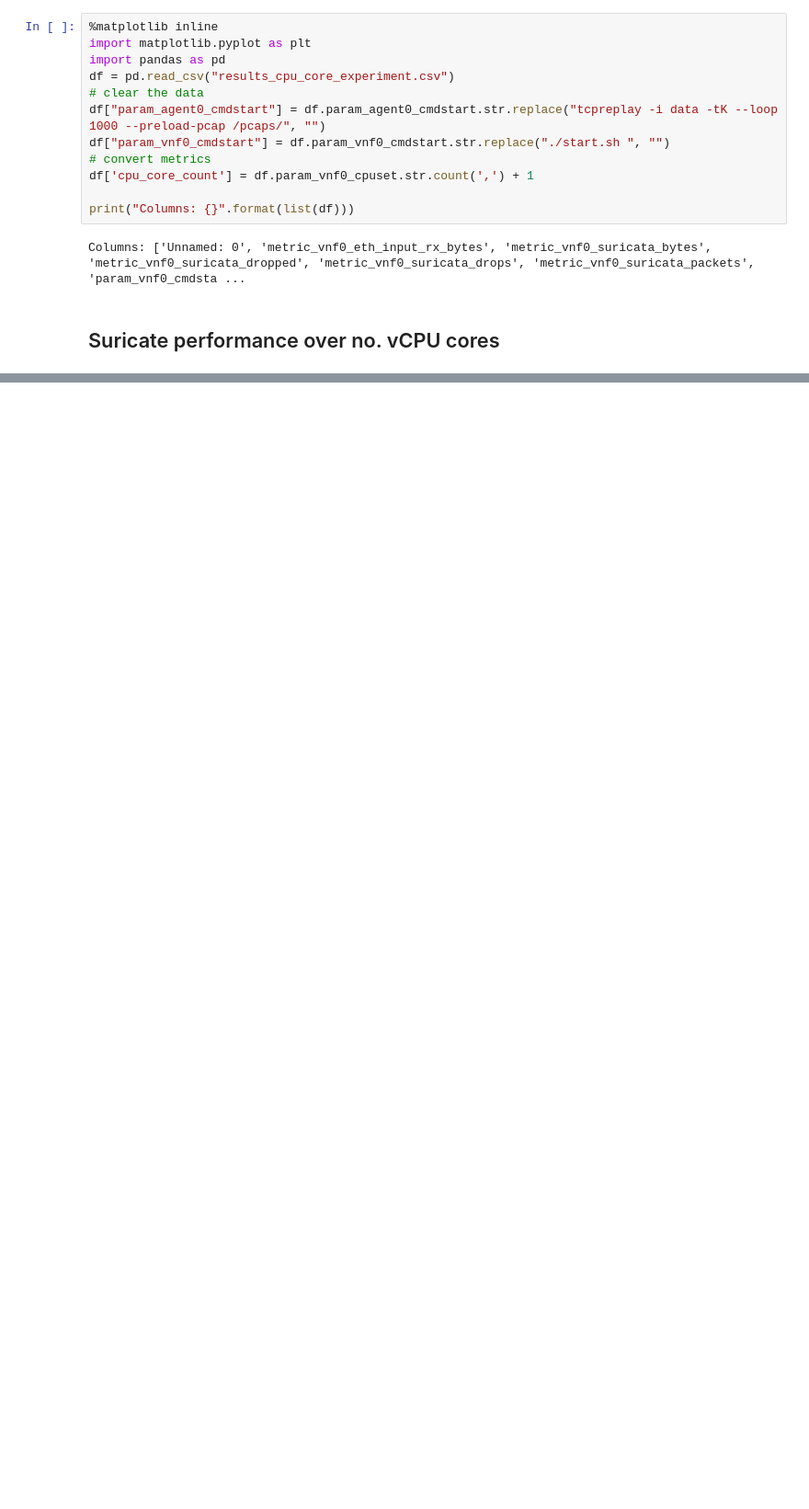
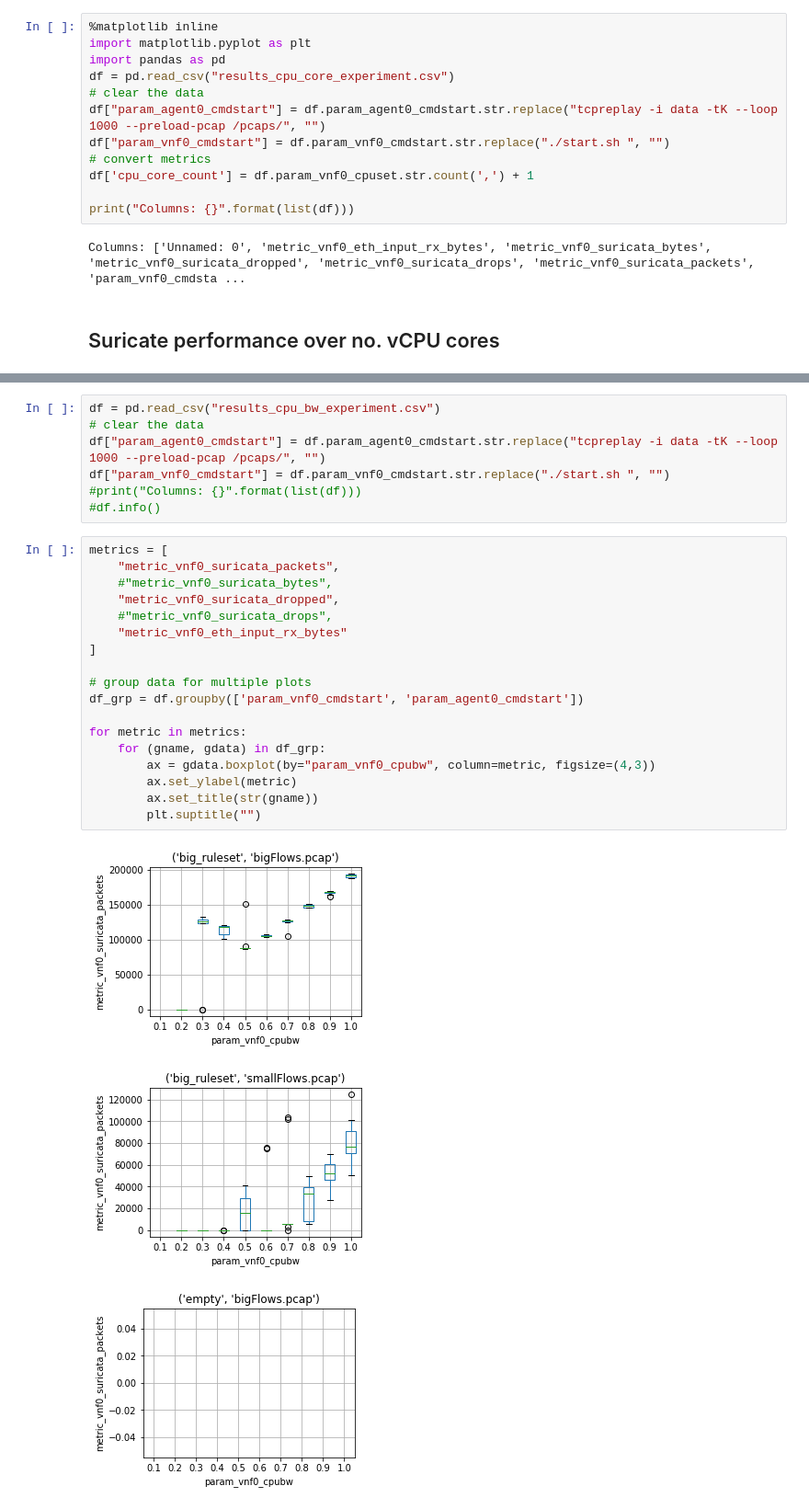
Before and after one commit to raphaelvrosa/vnf-bench-model, a Jupyter notebook: experiments/upb-vnf-bench-01/upb_analysis.ipynb, the cells around one changed output, grey strips where cells are left out. Shown at 92% size. Saved outputs shown, nothing was run; the diff lists cells and outputs as text; blank space fills up the shorter version.

Commit message:
Added plots for second experiment
Signed-off-by: peusterm <manuel.peuster@uni-paderborn.de>

```diff
--- a/experiments/upb-vnf-bench-01/upb_analysis.ipynb
+++ b/experiments/upb-vnf-bench-01/upb_analysis.ipynb
@@ -46,0 +49,29 @@ for metric in metrics:
+# %%
+df = pd.read_csv("results_cpu_bw_experiment.csv")
+# clear the data
+df["param_agent0_cmdstart"] = df.param_agent0_cmdstart.str.replace("tcpreplay -i data -tK --loop 1000 --preload-pcap /pcaps/", "")
+df["param_vnf0_cmdstart"] = df.param_vnf0_cmdstart.str.replace("./start.sh ", "")
+#print("Columns: {}".format(list(df)))
+#df.info()
+# %%
+metrics = [
+    "metric_vnf0_suricata_packets",
+    #"metric_vnf0_suricata_bytes",
+    "metric_vnf0_suricata_dropped",
+    #"metric_vnf0_suricata_drops",
+    "metric_vnf0_eth_input_rx_bytes"
+]
+
+# group data for multiple plots
+df_grp = df.groupby(['param_vnf0_cmdstart', 'param_agent0_cmdstart'])
+
+for metric in metrics:
+    for (gname, gdata) in df_grp:
+        ax = gdata.boxplot(by="param_vnf0_cpubw", column=metric, figsize=(4,3))
+        ax.set_ylabel(metric)
+        ax.set_title(str(gname))
+        plt.suptitle("")
+# %% [output]
+[figure, added]
+[figure, added]
+[figure, added]
```
Also changed, not shown: parts of 3 cells of this notebook.
